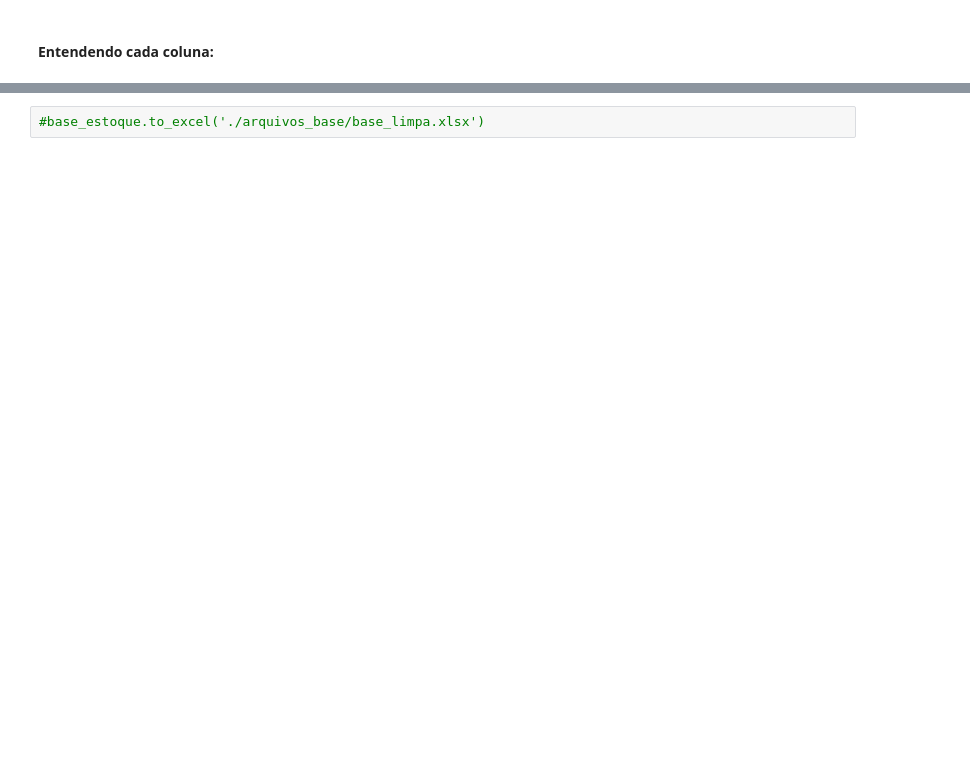
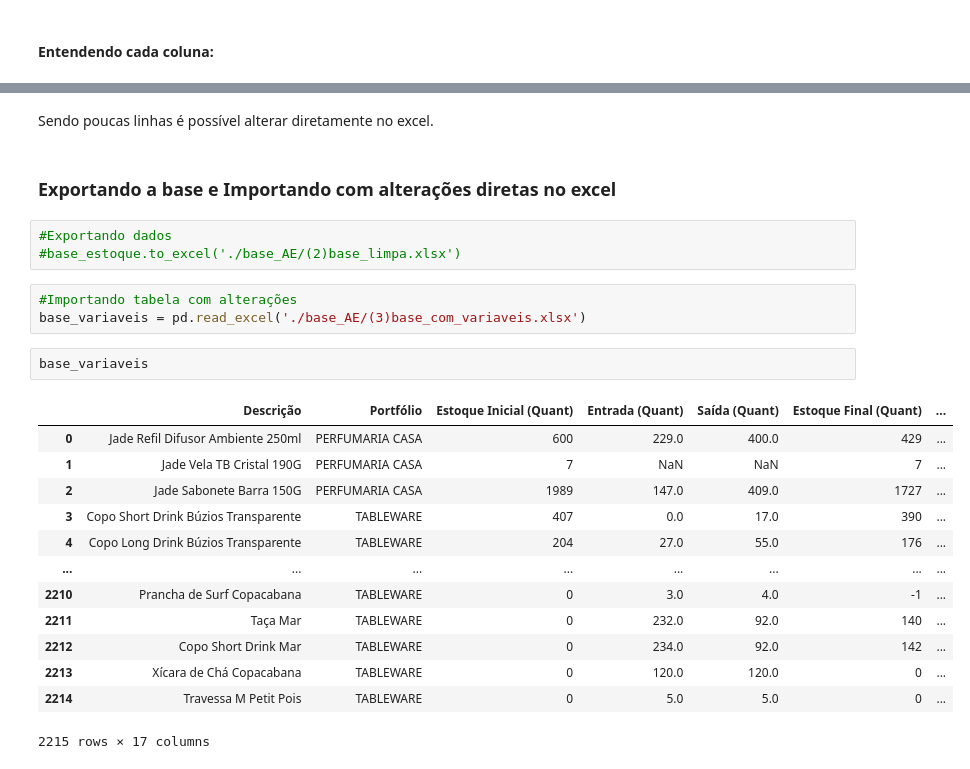
Before and after one commit to augustopinho/TB_analise_exploratoria, a Jupyter notebook: Tratamento_dataset.ipynb, the cells around one changed output, grey strips where cells are left out. Cells and saved outputs as stored; diff of their text form; blank space fills up the shorter version.

```diff
--- a/Tratamento_dataset.ipynb
+++ b/Tratamento_dataset.ipynb
@@ -272,2 +256,26 @@ Aprofundando mais na incorrência. Ela pode ser explicada por perda produtos no
+# %% [markdown]
+Sendo poucas linhas é possível alterar diretamente no excel.
+# %% [markdown]
+### Exportando a base e Importando com alterações diretas no excel
 # %%
-#base_estoque.to_excel('./arquivos_base/base_limpa.xlsx')
+#Exportando dados
+#base_estoque.to_excel('./base_AE/(2)base_limpa.xlsx')
+# %%
+#Importando tabela com alterações
+base_variaveis = pd.read_excel('./base_AE/(3)base_com_variaveis.xlsx')
+# %%
+base_variaveis
+# %% [output]
+|  | Descrição | Portfólio | Estoque Inicial (Quant) | Entrada (Quant) | Saída (Quant) | Estoque Final (Quant) | ... |
+| 0 | Jade Refil Difusor Ambiente 250ml | PERFUMARIA CASA | 600 | 229.0 | 400.0 | 429 | ... |
+| 1 | Jade Vela TB Cristal 190G | PERFUMARIA CASA | 7 | NaN | NaN | 7 | ... |
+| 2 | Jade Sabonete Barra 150G | PERFUMARIA CASA | 1989 | 147.0 | 409.0 | 1727 | ... |
+| 3 | Copo Short Drink Búzios Transparente | TABLEWARE | 407 | 0.0 | 17.0 | 390 | ... |
+| 4 | Copo Long Drink Búzios Transparente | TABLEWARE | 204 | 27.0 | 55.0 | 176 | ... |
+| ... | ... | ... | ... | ... | ... | ... | ... |
+| 2210 | Prancha de Surf Copacabana | TABLEWARE | 0 | 3.0 | 4.0 | -1 | ... |
+| 2211 | Taça Mar | TABLEWARE | 0 | 232.0 | 92.0 | 140 | ... |
+| 2212 | Copo Short Drink Mar | TABLEWARE | 0 | 234.0 | 92.0 | 142 | ... |
+| 2213 | Xícara de Chá Copacabana | TABLEWARE | 0 | 120.0 | 120.0 | 0 | ... |
+| 2214 | Travessa M Petit Pois | TABLEWARE | 0 | 5.0 | 5.0 | 0 | ... |
+2215 rows × 17 columns
```
Also changed, not shown: parts of 24 cells of this notebook, 8 other files.
